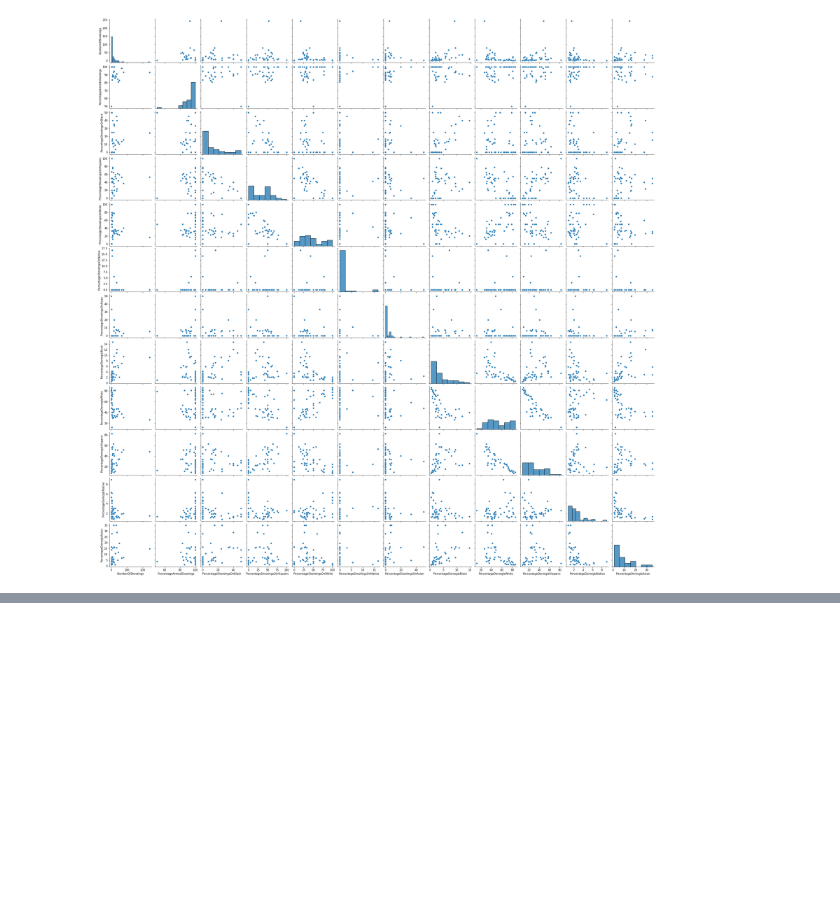
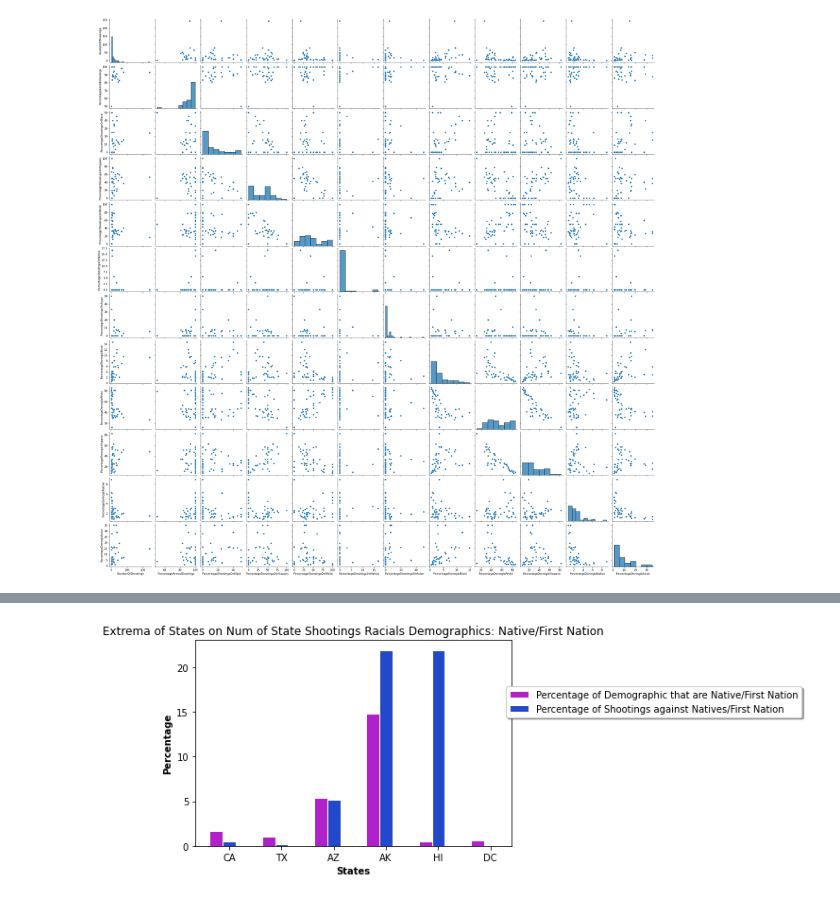
Before and after one commit to bzamora020/data-exploration-research, a Jupyter notebook: python-processing/visualization.ipynb, the cells around one changed output, grey strips where cells are left out. Drawn from its saved outputs; the diff is of its cells as text; code cells hidden in the pictures; blank space fills up the shorter version.

```diff
--- a/python-processing/visualization.ipynb
+++ b/python-processing/visualization.ipynb
@@ -82,0 +121,33 @@ plt.show()
+# %%
+### use the function regplot to make a scatterplot
+import pandas as pd
+import numpy as np
+import matplotlib.pyplot as plt
+# set width of bars
+barWidth = 0.25
+
+bars1 = [df.iloc[0,5], df.iloc[1,5], df.iloc[2,5],df.iloc[3,5], df.iloc[4,5], df.iloc[5,5]]
+bars2 = [df.iloc[0,11], df.iloc[1,11], df.iloc[2,11],df.iloc[3,11], df.iloc[3,11], df.iloc[5,11]]
+
+
+
+# Set position of bar on X axis
+r1 = np.arange(len(bars1))
+r2 = [x + barWidth for x in r1]
+
+# Make the plot
+plt.bar(r1, bars1, color='#b022c9', width=barWidth, edgecolor='white', label='Percentage of Demographic that are Native/First Nation')
+plt.bar(r2, bars2, color='#2249c9', width=barWidth, edgecolor='white', label='Percentage of Shootings against Natives/First Nation')
+
+# Add xticks on the middle of the group bars
+plt.xlabel('States', fontweight='bold')
+plt.ylabel('Percentage', fontweight='bold')
+plt.yticks(np.arange(0, 25, 5))
+plt.xticks([r + barWidth for r in range(len(bars1))], [df.iloc[0,0], df.iloc[1,0], df.iloc[2,0], df.iloc[3,0], df.iloc[4,0], df.iloc[5,0] ])
+
+# Create legend & Show graphic
+plt.title("Extrema of States on Num of State Shootings Racials Demographics: Native/First Nation")
+plt.legend(loc='upper center', bbox_to_anchor=(1.45, 0.8), shadow=True, ncol=1)
+plt.show()
+# %% [output]
+[figure, added]
```
Also changed, not shown: parts of 13 cells of this notebook, 45 other files.
